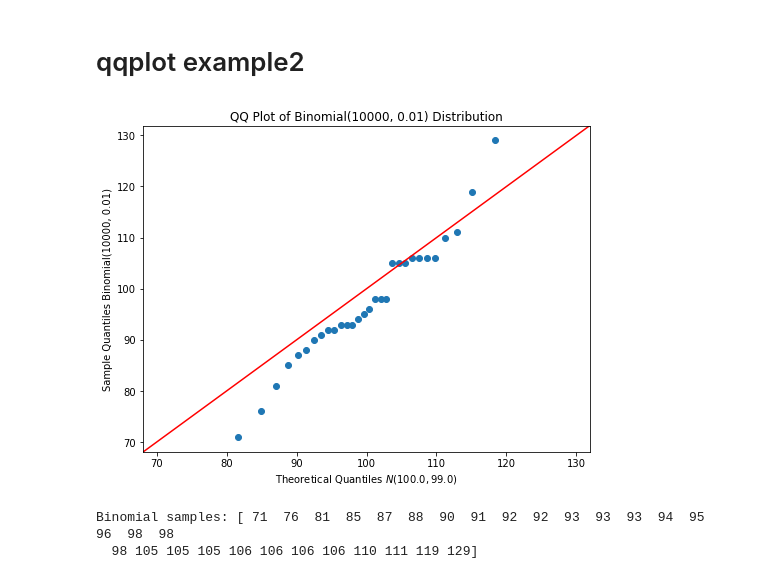
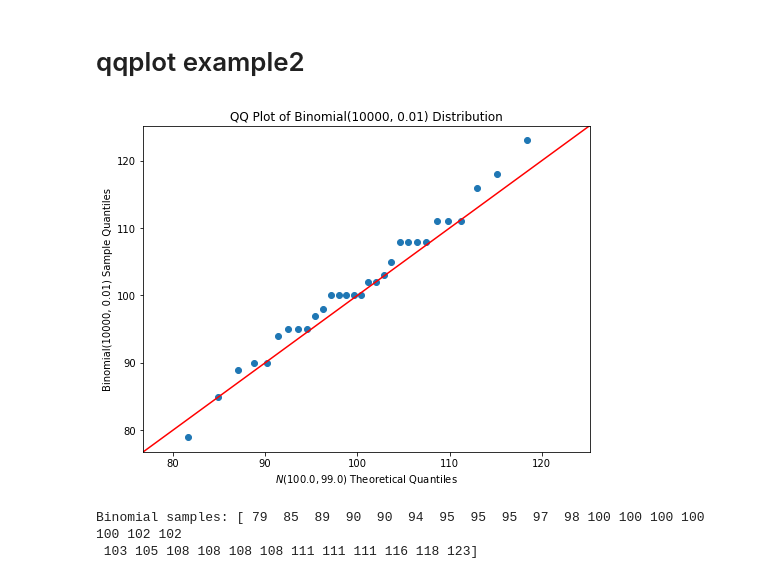
Before and after one commit to p1xckha/python-snippets, a Jupyter notebook: statsmodels/qqplot_example.ipynb, the cells around one changed output. Drawn from its saved outputs; the diff is of its cells as text; code cells hidden in the pictures.

```diff
--- a/statsmodels/qqplot_example.ipynb
+++ b/statsmodels/qqplot_example.ipynb
@@ -115,38 +115,38 @@ import scipy.stats as stats
 
 # Define the parameters for the Binomial distribution
 n = 10000  # Number of trials
 p = 0.01   # Probability of success
 
 # Generate random samples from a Binomial distribution
 sample_size = 30
 binomial_samples = np.random.binomial(n, p, size=sample_size)
 binomial_samples.sort()
 
 # Create a QQ plot using statsmodels with a theoretical Normal distribution
 mean = n * p
 variance = n * p * (1 - p)
 stddev = np.sqrt(variance)
 theoretical_distribution = stats.norm(loc=mean, scale=stddev)
 
 # Create a figure and axis
 fig, ax = plt.subplots(figsize=(8, 6))
 
 # Plot the QQ plot on the axis
 sm.qqplot(binomial_samples, dist=theoretical_distribution, line='45', ax=ax)  # '45' indicates a 45-degree reference line
 
 # Set title and labels
 ax.set_title("QQ Plot of Binomial({}, {}) Distribution".format(n, p))
-ax.set_xlabel(f'Theoretical Quantiles $N({mean}, {variance})$')
-ax.set_ylabel('Sample Quantiles Binomial({}, {})'.format(n,p))
+ax.set_xlabel(f'$N({mean}, {variance})$ Theoretical Quantiles')
+ax.set_ylabel('Binomial({}, {}) Sample Quantiles'.format(n,p))
 
 # Display the plot
 plt.show()
 
 print("Binomial samples:",binomial_samples)
 # %% [output]
-[figure, old version]
+[figure, new version]
-Binomial samples: [ 71  76  81  85  87  88  90  91  92  92  93  93  93  94  95  96  98  98
-  98 105 105 105 106 106 106 106 110 111 119 129]
+Binomial samples: [ 79  85  89  90  90  94  95  95  95  97  98 100 100 100 100 100 102 102
+ 103 105 108 108 108 108 111 111 111 116 118 123]
 # %%
 # Standardize the samples
 standardized_samples = (binomial_samples - binomial_samples.mean()) / binomial_samples.std()
```
Also changed, not shown: parts of 4 cells of this notebook.
